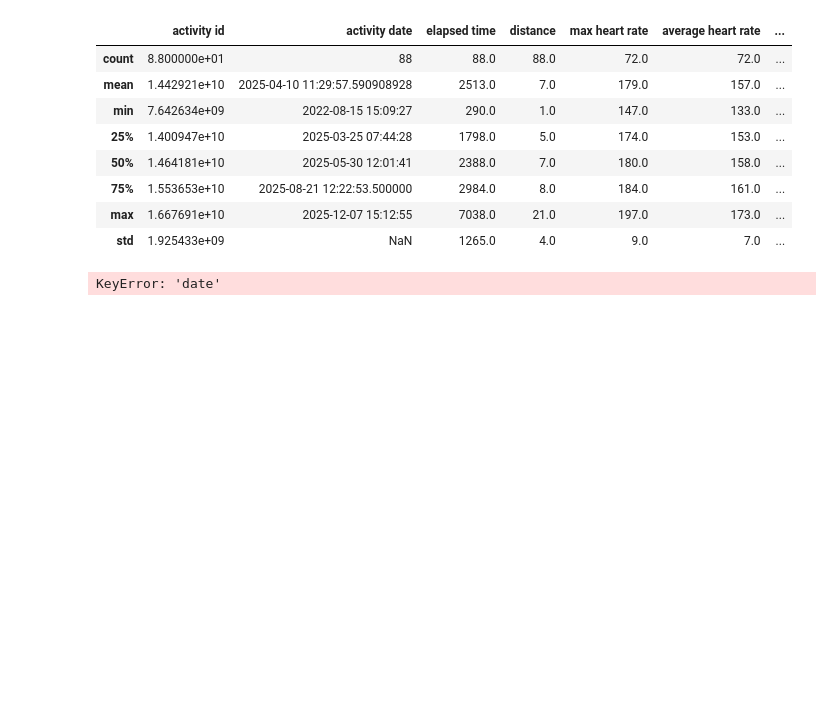
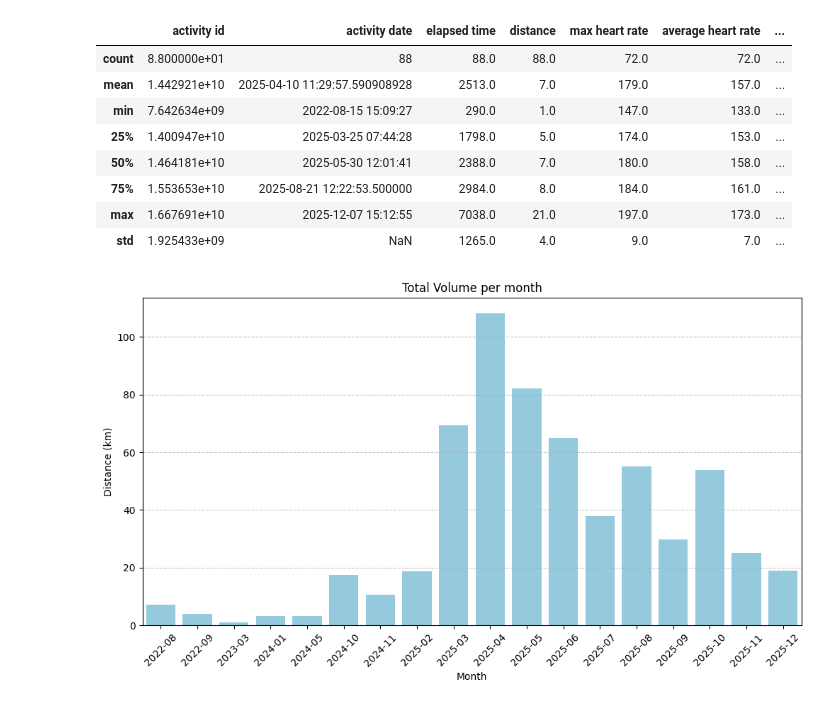
Before and after one commit to CarlArthur01/Running-analyzer, a Jupyter notebook: backend/notebooks/01_data_cleaning.ipynb, the cells around one changed output. Saved outputs shown, nothing was run; the diff lists cells and outputs as text; code cells hidden in the pictures; blank space fills up the shorter version.

```diff
--- a/backend/notebooks/01_data_cleaning.ipynb
+++ b/backend/notebooks/01_data_cleaning.ipynb
@@ -4,7 +4,7 @@ import numpy as np
 from datetime import datetime as dt
 import seaborn as sns
 import matplotlib.pyplot as plt
-data = pd.read_csv('activities.csv')
+data = pd.read_csv('../data/raw/activities.csv')
 data.shape
 
 
@@ -92,7 +92,19 @@ data.describe().round(0)
 | std | 1.925433e+09 | NaN | 1265.0 | 4.0 | 9.0 | 7.0 | ... |
 # %%
 # lets see volume of each month
-data['year_month'] = data['date'].dt.to_period('M')
-data.groupby('year_month').size().plot(kind='bar')
+
+data['year_month'] = data['activity date'].dt.to_period('M')
+monthly_volume = data.groupby('year_month')['distance'].sum().reset_index() #
+# Convert to string for the x-axis
+monthly_volume['year_month'] = monthly_volume['year_month'].astype(str)
+# Create the plot
+plt.figure(figsize=(12, 6))
+sns.barplot(x='year_month', y='distance', data=monthly_volume, color='skyblue')
+plt.title('Total Volume per month')
+plt.xlabel('Month')
+plt.ylabel('Distance (km)')
+plt.xticks(rotation=45) # Vinkla texten så den blir läsbar
+plt.grid(axis='y', linestyle='--', alpha=0.7)
+plt.show()
 # %% [output]
-KeyError: 'date'
+[figure, added]
```
Also changed, not shown: parts of 3 cells of this notebook, 2 other files.
